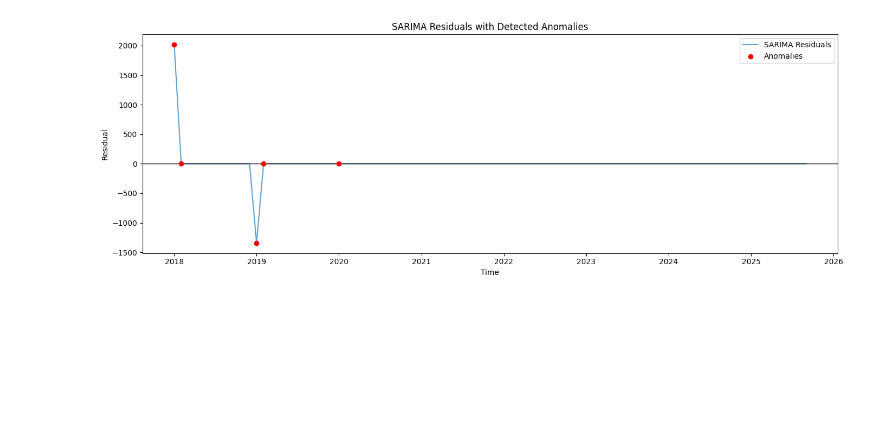
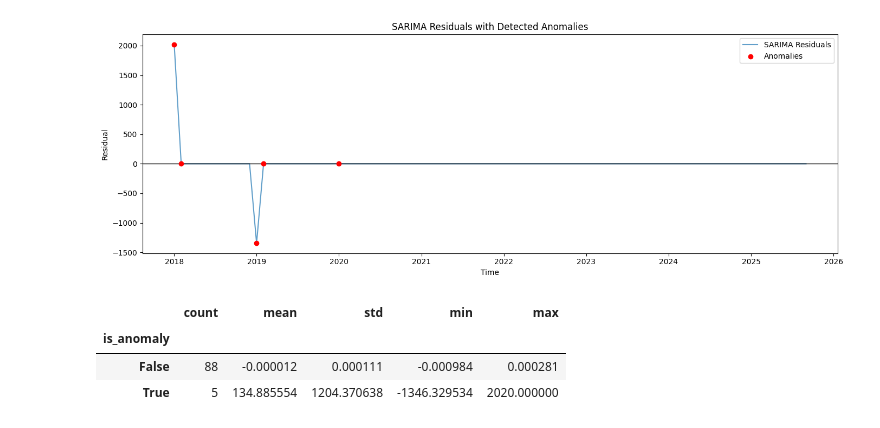
Before and after one commit to Nehemiahmageto/Unsupervised-Discovery-of-U.S.-Electricity-Consumption-Regimes-2015-2024-, a Jupyter notebook: model_2.ipynb, the cells around one changed output. Cells and saved outputs as stored; diff of their text form; code cells hidden in the pictures; blank space fills up the shorter version.

```diff
--- a/model_2.ipynb
+++ b/model_2.ipynb
@@ -795,3 +795,21 @@ plt.tight_layout()
 plt.show()
 # %% [output]
 [figure]
+# %%
+# -----------------------------
+# 2. Magnitude check: are anomalies meaningfully different?
+# -----------------------------
+
+resid_df = pd.DataFrame({
+    "residual": residuals,
+    "is_anomaly": anomalies
+})
+
+resid_df.groupby("is_anomaly")["residual"].agg(
+    ["count", "mean", "std", "min", "max"]
+)
+# %% [output]
+|  | count | mean | std | min | max |
+| is_anomaly |  |  |  |  |  |
+| False | 88 | -0.000012 | 0.000111 | -0.000984 | 0.000281 |
+| True | 5 | 134.885554 | 1204.370638 | -1346.329534 | 2020.000000 |
```
